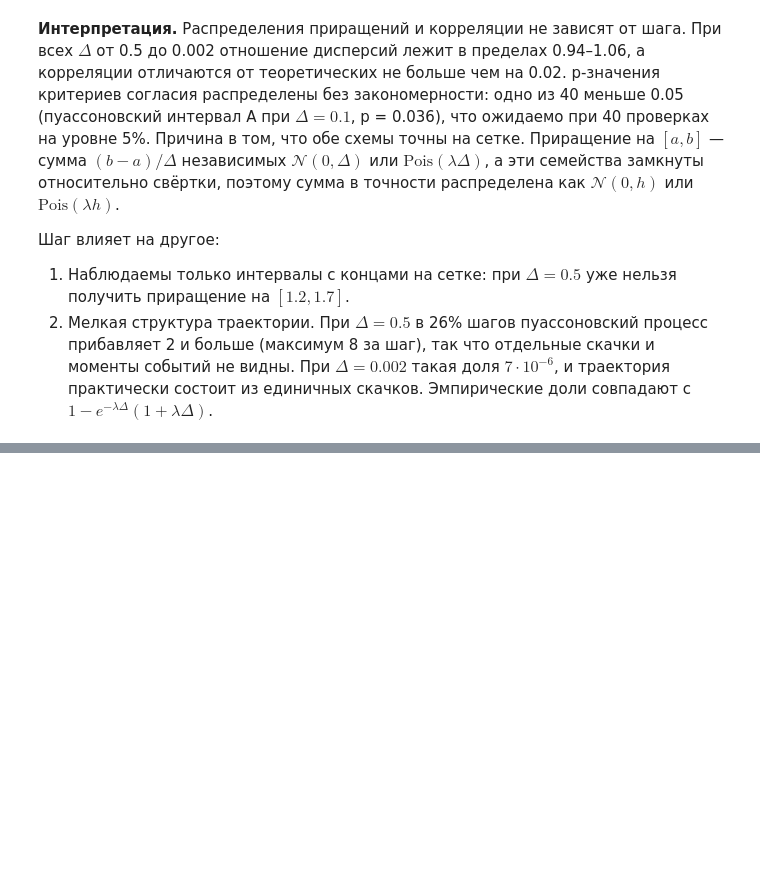
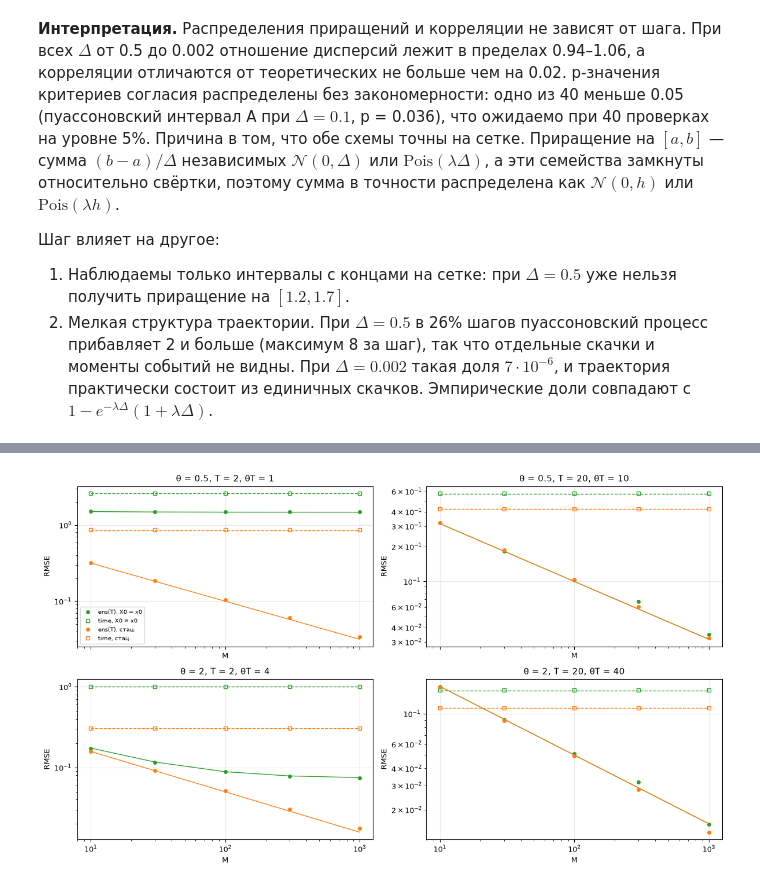
Before and after one commit to paulhowever/vr, a Jupyter notebook: lab1.ipynb, the cells around one changed output, grey strips where cells are left out. Drawn from its saved outputs; the diff is of its cells as text; code cells hidden in the pictures; blank space fills up the shorter version.

```diff
--- a/lab1.ipynb
+++ b/lab1.ipynb
@@ -694,0 +825,64 @@ pd.DataFrame(rows_j).set_index("Δ")
+# %%
+M_LIST = [10, 30, 100, 300, 1000]
+P_POOL, CHUNK = 40_000, 5000
+
+rows = []
+for a, th in enumerate(THETAS):
+    for b, Th in enumerate(HORIZONS):
+        for c, (init, x0) in enumerate(INITS.items()):
+            rng = rng_for(8, a, b, c)
+            xT, tav = [], []
+            for _ in range(P_POOL // CHUNK):
+                t, X = simulate_ou(Th, DT_OU, CHUNK, th, OU_P["mu"], OU_P["sigma"], rng, x0)
+                xT.append(X[:, -1])
+                tav.append(X[:, 1:].mean(axis=1))
+            xT, tav = np.concatenate(xT), np.concatenate(tav)
+            tk = t[1:]
+            bias_time = ou_mean(tk, th, OU_P["mu"], x0).mean() - OU_P["mu"]
+            var_time = ou_cov(tk, tk, th, OU_P["sigma"], x0).mean()
+            bias_ens = ou_mean(t[-1:], th, OU_P["mu"], x0)[0] - OU_P["mu"]
+            var_ens1 = ou_cov(t[-1:], t[-1:], th, OU_P["sigma"], x0)[0, 0]
+            for Mi in M_LIST:
+                g = xT[: (P_POOL // Mi) * Mi].reshape(-1, Mi).mean(axis=1)
+                rows.append(
+                    {
+                        "θ": th,
+                        "T": Th,
+                        "начало": init,
+                        "M": Mi,
+                        "RMSE ens": np.sqrt(np.mean((g - OU_P["mu"]) ** 2)),
+                        "RMSE ens теор.": np.sqrt(bias_ens**2 + var_ens1 / Mi),
+                        "RMSE time": np.sqrt(np.mean((tav - OU_P["mu"]) ** 2)),
+                        "RMSE time теор.": np.sqrt(bias_time**2 + var_time),
+                        "смещение time": tav.mean() - OU_P["mu"],
+                        "смещение time теор.": bias_time,
+                    }
+                )
+MU_EST = pd.DataFrame(rows)
+
+fig, axes = plt.subplots(2, 2, figsize=(12, 7), sharex=True)
+for r, th in enumerate(THETAS):
+    for c, Th in enumerate(HORIZONS):
+        ax = axes[r, c]
+        for init, col in zip(INITS, ["C2", "C1"]):
+            d = MU_EST[(MU_EST["θ"] == th) & (MU_EST["T"] == Th) & (MU_EST["начало"] == init)]
+            ax.plot(d["M"], d["RMSE ens"], "o", color=col, ms=4, label=f"ens(T), {init}")
+            ax.plot(d["M"], d["RMSE ens теор."], "-", color=col, lw=1)
+            ax.plot(d["M"], d["RMSE time"], "s", color=col, ms=4, mfc="none", label=f"time, {init}")
+            ax.plot(d["M"], d["RMSE time теор."], "--", color=col, lw=1)
+        ax.set_xscale("log")
+        ax.set_yscale("log")
+        ax.set_title(f"θ = {th:g}, T = {Th:g}, θT = {th * Th:g}")
+        ax.set_xlabel("M")
+        ax.set_ylabel("RMSE")
+axes[0, 0].legend(fontsize=7)
+fig.tight_layout()
+plt.show()
+
+summary = MU_EST.pivot_table(index=["θ", "T", "начало"], columns="M", values="RMSE ens")
+summary.columns = [f"ens, M={m}" for m in summary.columns]
+extra = MU_EST.groupby(["θ", "T", "начало"])[["RMSE time", "RMSE time теор.", "смещение time", "смещение time теор."]].first()
+MU_SUMMARY = summary.join(extra)
+MU_SUMMARY
+# %% [output]
+[figure, added]
```
Also changed, not shown: parts of 12 cells of this notebook.
